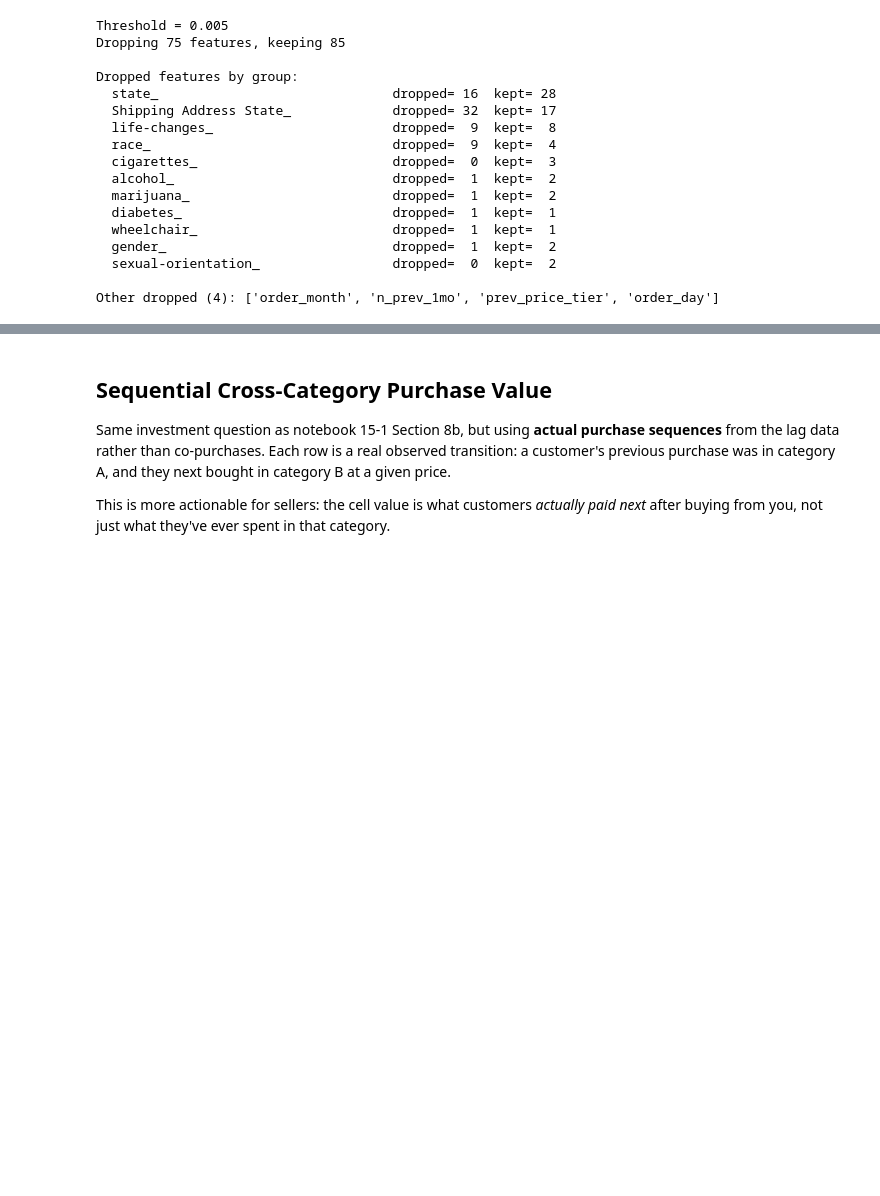
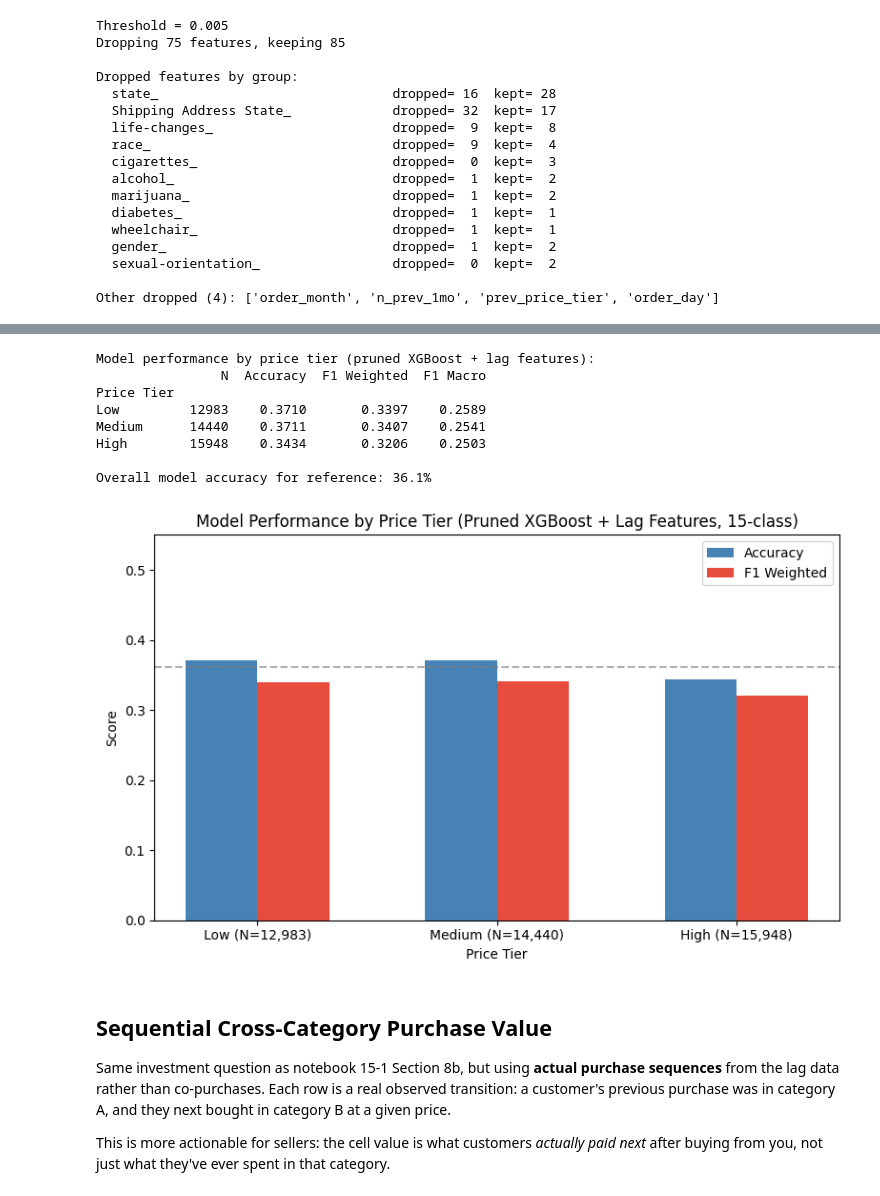
Before and after one commit to SU-IST707-SP26/group-project-bas-team, a Jupyter notebook: work/15-2-xgboost-lagged-features.ipynb, the cells around one changed output, grey strips where cells are left out. Saved outputs shown, nothing was run; the diff lists cells and outputs as text; code cells hidden in the pictures; blank space fills up the shorter version.

```diff
--- a/work/15-2-xgboost-lagged-features.ipynb
+++ b/work/15-2-xgboost-lagged-features.ipynb
@@ -480,3 +552,61 @@ Wall time: 2.27 s
+# %%
+from sklearn.metrics import accuracy_score, f1_score
+import matplotlib.pyplot as plt
+import numpy as np
+
+# price_tier is a feature in X_test_pruned (importance rank 4, gain 0.0301)
+price_tier_test = X_test_pruned['price_tier'].values
+
+tier_results = []
+for tier, label in [(0, 'Low'), (1, 'Medium'), (2, 'High')]:
+    mask = price_tier_test == tier
+    y_true_t = y_test[mask]
+    y_pred_t = y_pred_p[mask]
+    tier_results.append({
+        'Price Tier': label,
+        'N': int(mask.sum()),
+        'Accuracy':    accuracy_score(y_true_t, y_pred_t),
+        'F1 Weighted': f1_score(y_true_t, y_pred_t, average='weighted', zero_division=0),
+        'F1 Macro':    f1_score(y_true_t, y_pred_t, average='macro',    zero_division=0),
+    })
+
+tier_df = pd.DataFrame(tier_results).set_index('Price Tier')
+print('Model performance by price tier (pruned XGBoost + lag features):')
+print(tier_df.round(4).to_string())
+print()
+print('Overall model accuracy for reference: 36.1%')
+
+# Bar chart
+labels_t = ['Low', 'Medium', 'High']
+ns       = tier_df['N'].values
+accs     = tier_df['Accuracy'].values
+f1s      = tier_df['F1 Weighted'].values
+x = np.arange(3)
+width = 0.3
+
+fig, ax = plt.subplots(figsize=(8, 5))
+ax.bar(x - width/2, accs, width, label='Accuracy',    color='steelblue')
+ax.bar(x + width/2, f1s,  width, label='F1 Weighted', color='#e74c3c')
+ax.set_xlabel('Price Tier')
+ax.set_ylabel('Score')
+ax.set_title('Model Performance by Price Tier (Pruned XGBoost + Lag Features, 15-class)')
+ax.set_xticks(x)
+ax.set_xticklabels([f'{l} (N={n:,})' for l, n in zip(labels_t, ns.tolist())])
+ax.set_ylim(0, 0.55)
+ax.legend()
+ax.axhline(0.361, color='gray', linestyle='--', alpha=0.6, label='Overall accuracy')
+plt.tight_layout()
+plt.show()
+# %% [output]
+Model performance by price tier (pruned XGBoost + lag features):
+                N  Accuracy  F1 Weighted  F1 Macro
+Price Tier
+Low         12983    0.3710       0.3397    0.2589
+Medium      14440    0.3711       0.3407    0.2541
+High        15948    0.3434       0.3206    0.2503
+
+Overall model accuracy for reference: 36.1%
+[figure, added]
 # %% [markdown]
 ## Sequential Cross-Category Purchase Value
 
```
Also changed, not shown: parts of 8 cells of this notebook, 14 other files.
